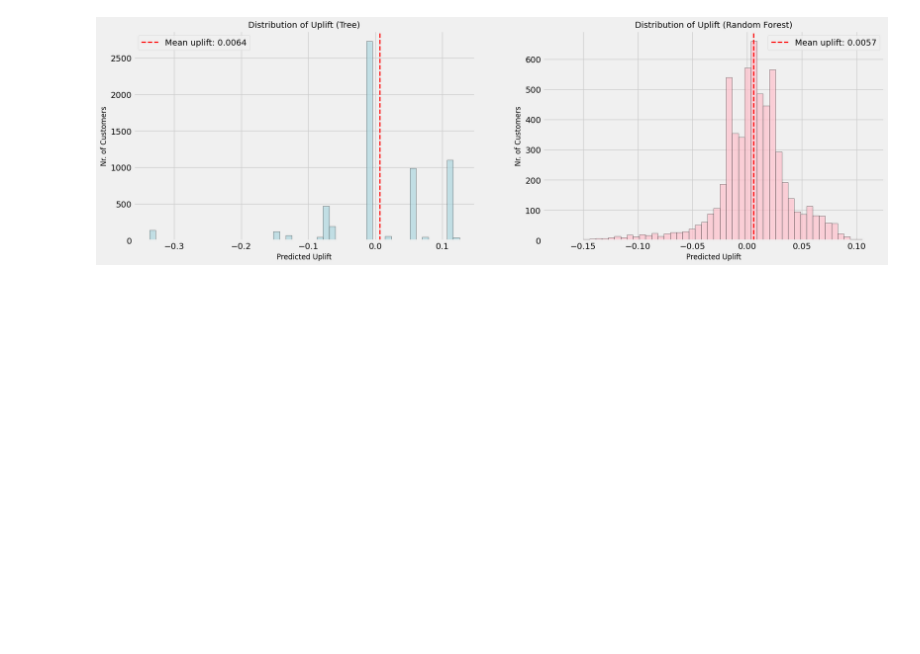
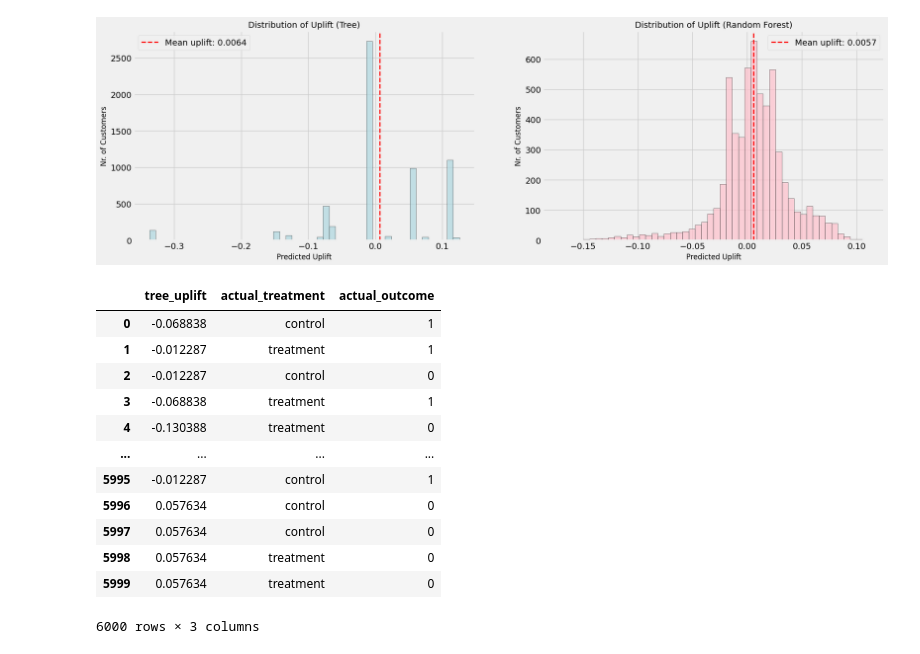
Before and after one commit to MaxAlexStumpf/Uplift-Modeling, a Jupyter notebook: Code/uplift.ipynb, the cells around one changed output. Drawn from its saved outputs; the diff is of its cells as text; code cells hidden in the pictures; blank space fills up the shorter version.

```diff
--- a/Code/uplift.ipynb
+++ b/Code/uplift.ipynb
@@ -490,9 +503,24 @@ plt.show()
 # %% [output]
 [figure]
 # %%
-results_direct = pd.DataFrame({
+results_direct_tree = pd.DataFrame({
     'tree_uplift': tree_uplift_pred.flatten(),
-    'rf_uplift': rf_uplift_pred.flatten(),
     'actual_treatment': treatment_test,
     'actual_outcome': y_test_array
 })
+
+results_direct_tree
+# %% [output]
+|  | tree_uplift | actual_treatment | actual_outcome |
+| 0 | -0.068838 | control | 1 |
+| 1 | -0.012287 | treatment | 1 |
+| 2 | -0.012287 | control | 0 |
+| 3 | -0.068838 | treatment | 1 |
+| 4 | -0.130388 | treatment | 0 |
+| ... | ... | ... | ... |
+| 5995 | -0.012287 | control | 1 |
+| 5996 | 0.057634 | control | 0 |
+| 5997 | 0.057634 | control | 0 |
+| 5998 | 0.057634 | treatment | 0 |
+| 5999 | 0.057634 | treatment | 0 |
+6000 rows × 3 columns
```
Also changed, not shown: parts of 11 cells of this notebook, 2 other files.
